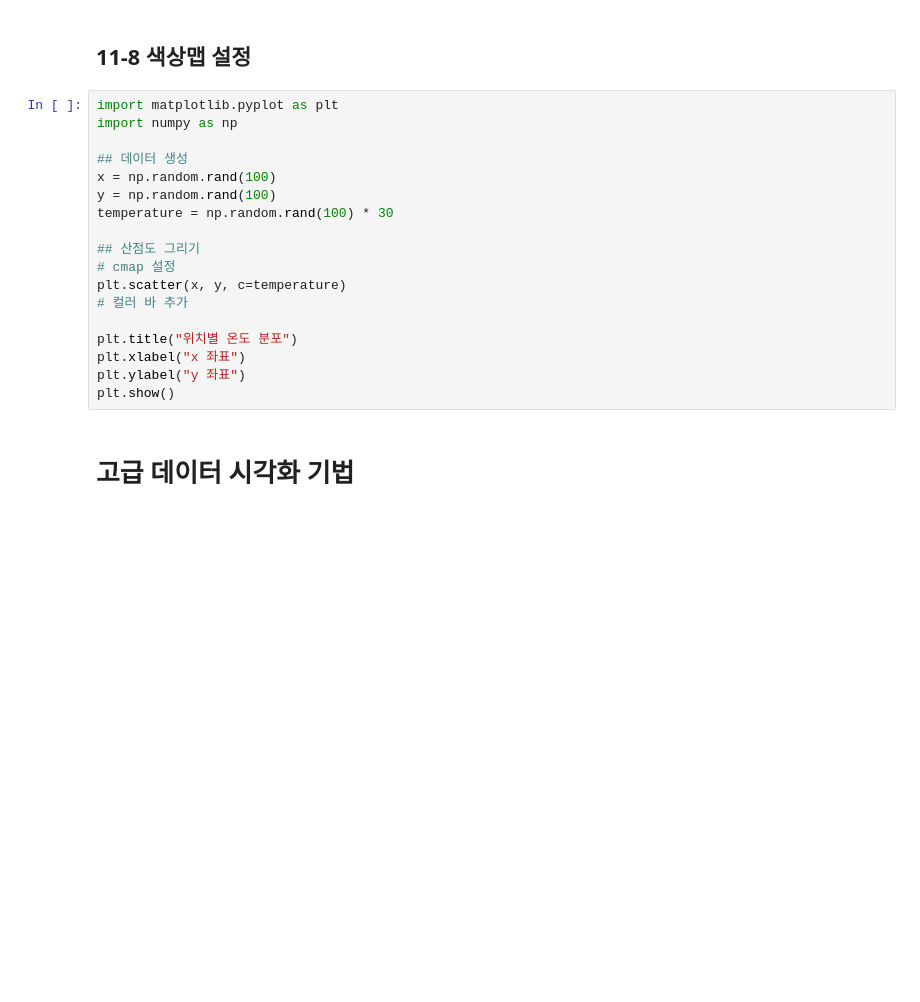
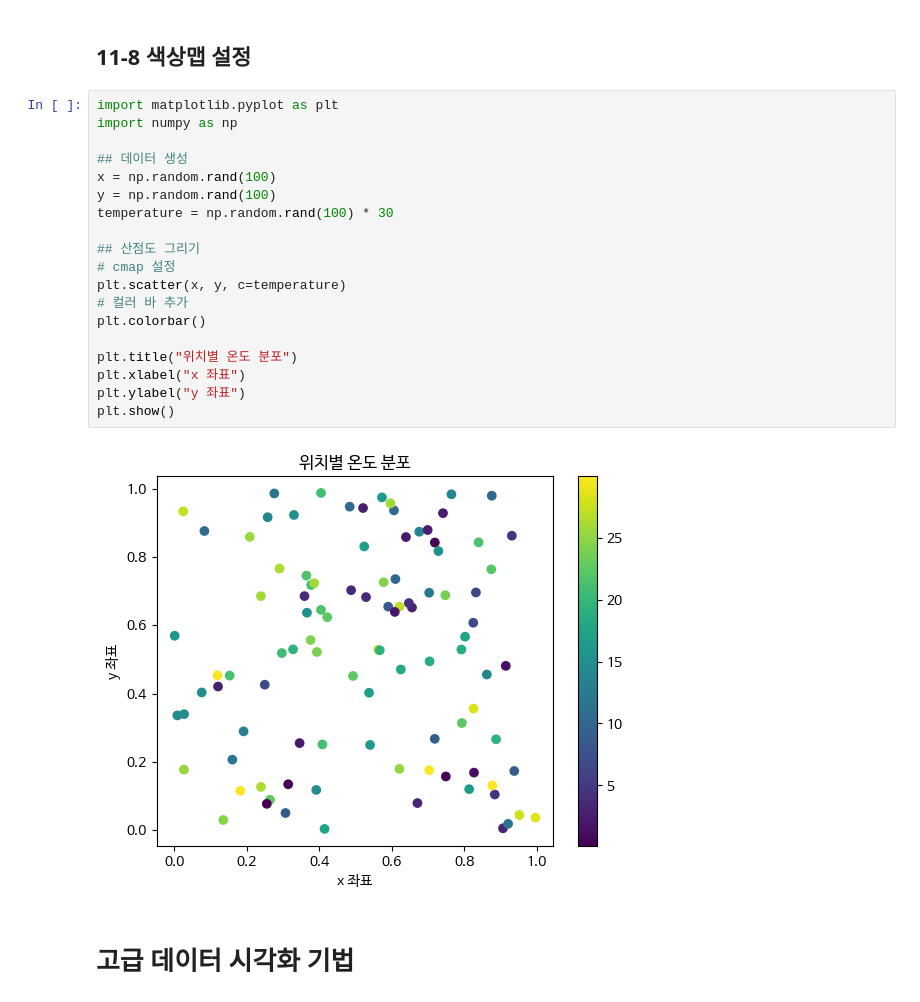
Before and after one commit to MinjiKim04/Data-Analysis-with-Open-Source, a Jupyter notebook: 오픈소스_데이터_분석_11강.ipynb, the cells around one changed output. Cells and saved outputs as stored; diff of their text form; blank space fills up the shorter version.

```diff
--- a/오픈소스_데이터_분석_11강.ipynb
+++ b/오픈소스_데이터_분석_11강.ipynb
@@ -202,21 +210,24 @@ plt.show()
 # %%
 import matplotlib.pyplot as plt
 import numpy as np
 
 ## 데이터 생성
 x = np.random.rand(100)
 y = np.random.rand(100)
 temperature = np.random.rand(100) * 30
 
 ## 산점도 그리기
 # cmap 설정
 plt.scatter(x, y, c=temperature)
 # 컬러 바 추가
+plt.colorbar()
 
 plt.title("위치별 온도 분포")
 plt.xlabel("x 좌표")
 plt.ylabel("y 좌표")
 plt.show()
+# %% [output]
+[figure, added]
 # %% [markdown]
 # 고급 데이터 시각화 기법
 # %% [markdown]
```
Also changed, not shown: parts of 15 cells of this notebook.
